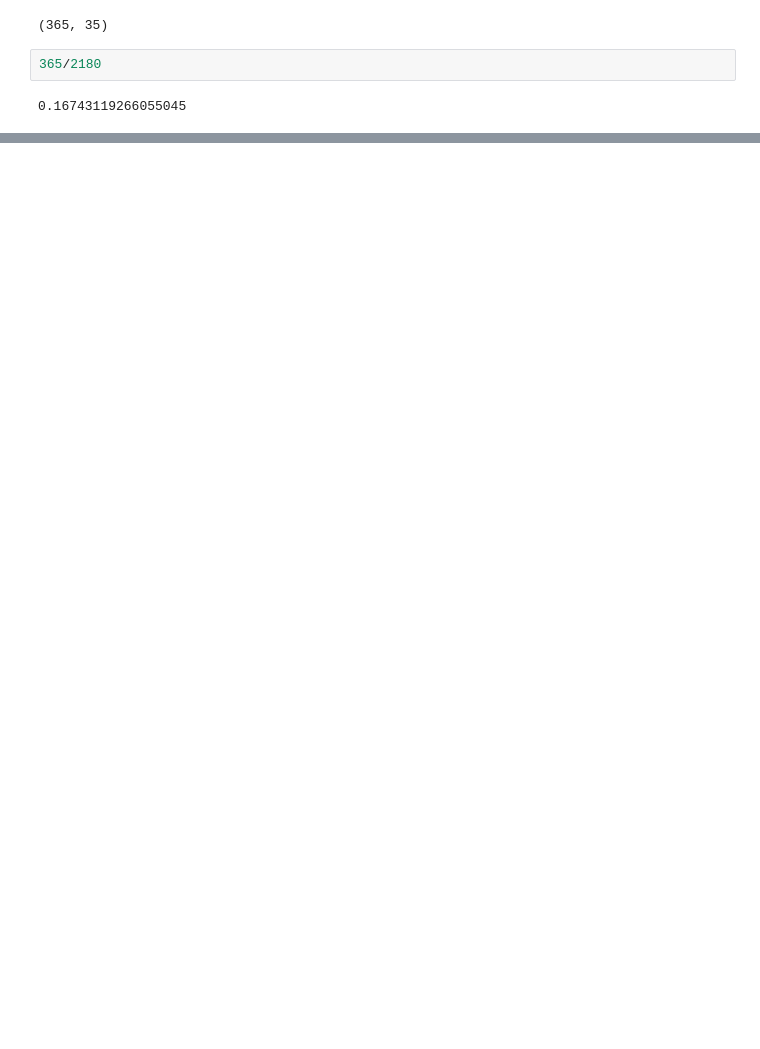
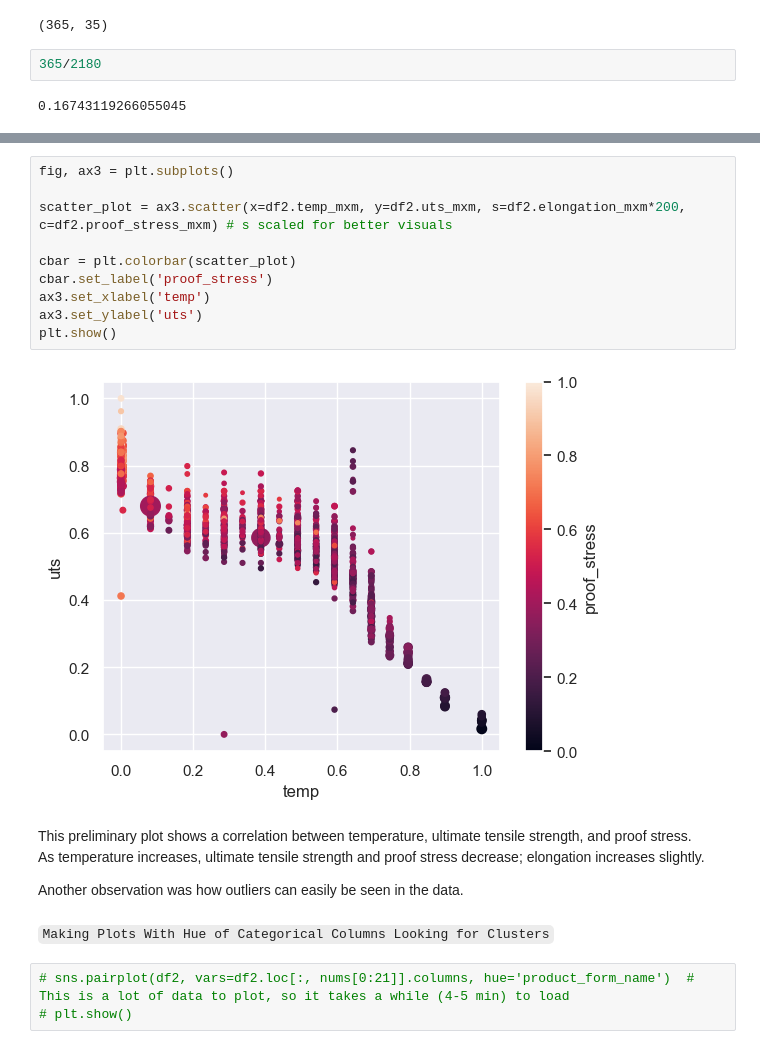
Before and after one commit to sokosaa/Machine-Learning-in-Mechanical-Engineering, a Jupyter notebook: HW1/case3/casestudy3.ipynb, the cells around one changed output, grey strips where cells are left out. Cells and saved outputs as stored; diff of their text form; blank space fills up the shorter version.

```diff
--- a/HW1/case3/casestudy3.ipynb
+++ b/HW1/case3/casestudy3.ipynb
@@ -303,0 +674,22 @@ totalduplicaterows:0
+# %%
+fig, ax3 = plt.subplots()
+
+scatter_plot = ax3.scatter(x=df2.temp_mxm, y=df2.uts_mxm, s=df2.elongation_mxm*200, c=df2.proof_stress_mxm) # s scaled for better visuals
+
+cbar = plt.colorbar(scatter_plot)
+cbar.set_label('proof_stress')
+ax3.set_xlabel('temp')
+ax3.set_ylabel('uts')
+plt.show()
+# %% [output]
+[figure, added]
+# %% [markdown]
+This preliminary plot shows a correlation between temperature, ultimate tensile strength, and proof stress.
+As temperature increases, ultimate tensile strength and proof stress decrease; elongation increases slightly.
+
+Another observation was how outliers can easily be seen in the data.
+# %% [markdown]
+`Making Plots With Hue of Categorical Columns Looking for Clusters`
+# %%
+# sns.pairplot(df2, vars=df2.loc[:, nums[0:21]].columns, hue='product_form_name')  # This is a lot of data to plot, so it takes a while (4-5 min) to load
+# plt.show()
```
Also changed, not shown: parts of 69 cells of this notebook, 1 other file.
